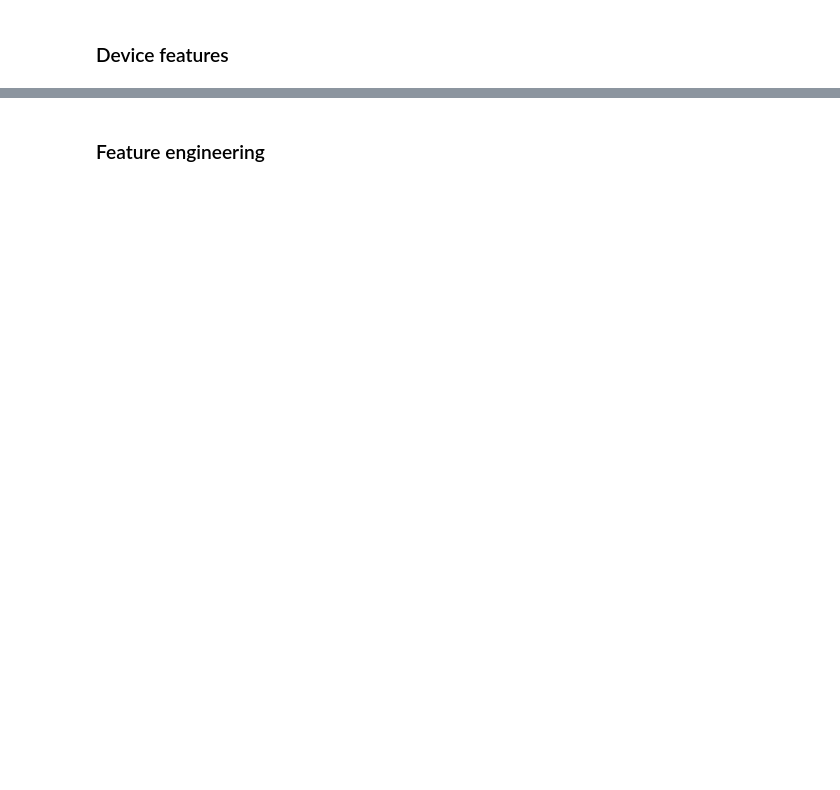
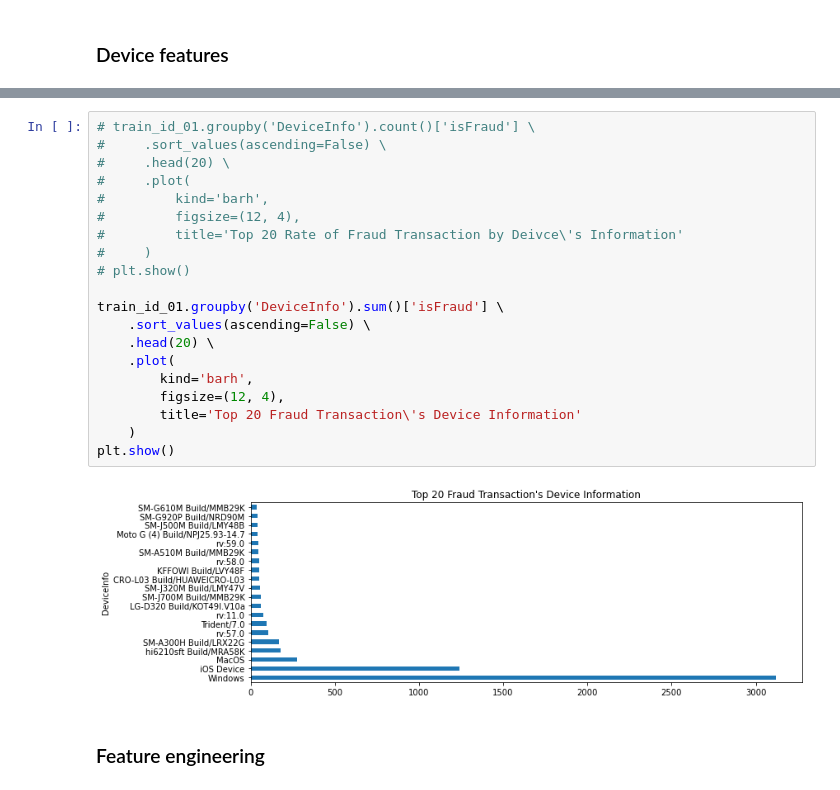
Before and after one commit to YI-Hongju/IEEE-CIS_Fraud_Detection, a Jupyter notebook: src/main.ipynb, the cells around one changed output, grey strips where cells are left out. Drawn from its saved outputs; the diff is of its cells as text; blank space fills up the shorter version.

```diff
--- a/src/main.ipynb
+++ b/src/main.ipynb
@@ -773,2 +795,24 @@ ploting_cnt_amt(train_trsc, 'R_emaildomain')
+# %%
+# train_id_01.groupby('DeviceInfo').count()['isFraud'] \
+#     .sort_values(ascending=False) \
+#     .head(20) \
+#     .plot(
+#         kind='barh',
+#         figsize=(12, 4),
+#         title='Top 20 Rate of Fraud Transaction by Deivce\'s Information'
+#     )
+# plt.show()
+
+train_id_01.groupby('DeviceInfo').sum()['isFraud'] \
+    .sort_values(ascending=False) \
+    .head(20) \
+    .plot(
+        kind='barh',
+        figsize=(12, 4),
+        title='Top 20 Fraud Transaction\'s Device Information'
+    )
+plt.show()
+# %% [output]
+[figure, added]
 # %% [markdown]
 ### Feature engineering
```
Also changed, not shown: parts of 11 cells of this notebook.
